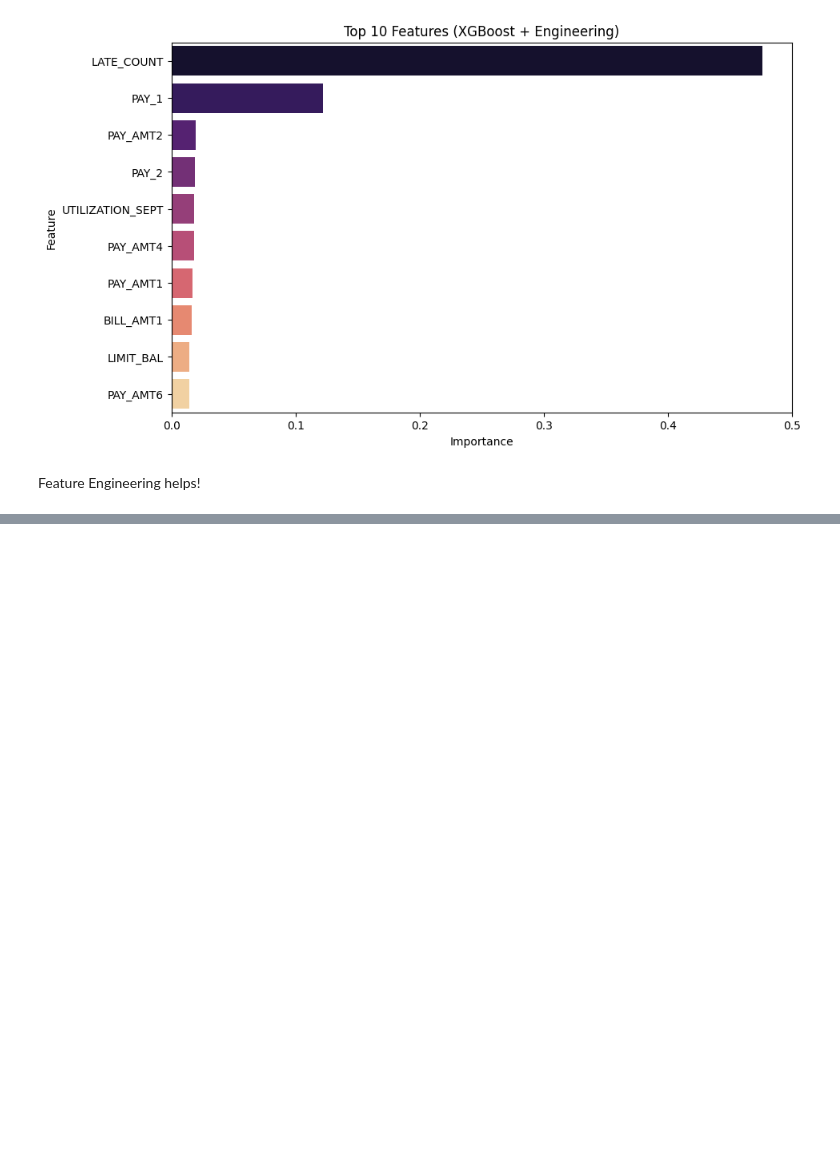
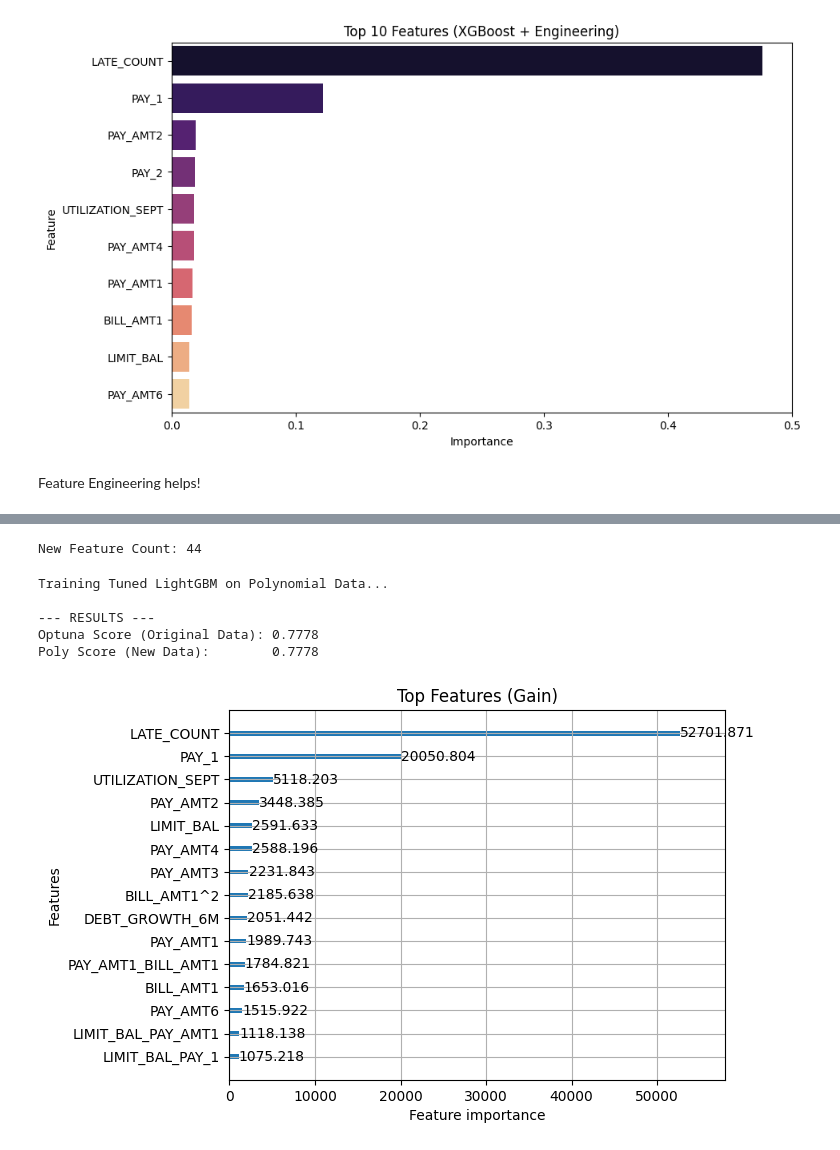
Before and after one commit to dakboiszzz/credit-default-insights, a Jupyter notebook: notebooks/data_exploration.ipynb, the cells around one changed output, grey strips where cells are left out. Saved outputs shown, nothing was run; the diff lists cells and outputs as text; code cells hidden in the pictures; blank space fills up the shorter version.

```diff
--- a/notebooks/data_exploration.ipynb
+++ b/notebooks/data_exploration.ipynb
@@ -1154,0 +1453,66 @@ print(mi_df.tail(5))
+# %%
+from sklearn.preprocessing import PolynomialFeatures
+
+# 1. Select only top features to interact (to avoid exploding feature count)
+# Let's pick: LIMIT_BAL, PAY_1, PAY_AMT1, BILL_AMT1
+top_cols = ['LIMIT_BAL', 'PAY_1', 'PAY_AMT1', 'BILL_AMT1']
+
+# 2. Create Interactions (Degree 2 = A*B, A^2, B^2)
+poly = PolynomialFeatures(degree=2, interaction_only=False, include_bias=False)
+X_poly_train = poly.fit_transform(X_train_eng_df[top_cols])
+X_poly_test = poly.transform(X_test_eng_df[top_cols])
+
+# 3. Convert back to DF
+poly_feat_names = poly.get_feature_names_out(top_cols)
+X_poly_train_df = pd.DataFrame(X_poly_train, columns=poly_feat_names, index=X_train_eng_df.index)
+X_poly_test_df = pd.DataFrame(X_poly_test, columns=poly_feat_names, index=X_test_eng_df.index)
+
+# 4. Merge with original data
+# We drop the original columns to avoid duplicates, then join
+X_train_advanced = pd.concat([X_train_eng_df.drop(top_cols, axis=1), X_poly_train_df], axis=1)
+X_test_advanced = pd.concat([X_test_eng_df.drop(top_cols, axis=1), X_poly_test_df], axis=1)
+
+print(f"New Feature Count: {X_train_advanced.shape[1]}")
+# Now retrain your Best LightGBM on this new 'X_train_advanced'
+# %% [output]
+New Feature Count: 44
+# %%
+# 1. Retrieve the Best Params from your Optuna study
+best_params = study.best_params
+
+# 2. Add fixed parameters that Optuna didn't tune
+# (e.g., we always want imbalance handling and specific random state)
+best_params['is_unbalance'] = True
+best_params['random_state'] = 42
+best_params['n_jobs'] = -1
+best_params['verbose'] = -1
+
+# 3. Initialize the Model using "**" to unpack the dictionary
+final_model = LGBMClassifier(**best_params)
+
+# 4. Train on the NEW Polynomial Data (X_train_final)
+print("Training Tuned LightGBM on Polynomial Data...")
+final_model.fit(X_train_advanced, y_train)
+
+# 5. Evaluate
+y_prob_final = final_model.predict_proba(X_test_advanced)[:, 1]
+final_auc = roc_auc_score(y_test, y_prob_final)
+
+print("\n--- RESULTS ---")
+print(f"Optuna Score (Original Data): 0.7778")
+print(f"Poly Score (New Data):        {final_auc:.4f}")
+# %% [output]
+Training Tuned LightGBM on Polynomial Data...
+
+--- RESULTS ---
+Optuna Score (Original Data): 0.7778
+Poly Score (New Data):        0.7778
+# %%
+import lightgbm as lgb
+import matplotlib.pyplot as plt
+
+# Plot Importance
+lgb.plot_importance(final_model, max_num_features=15, importance_type='gain', title='Top Features (Gain)')
+plt.show()
+# %% [output]
+[figure, added]
```
Also changed, not shown: parts of 14 cells of this notebook.
